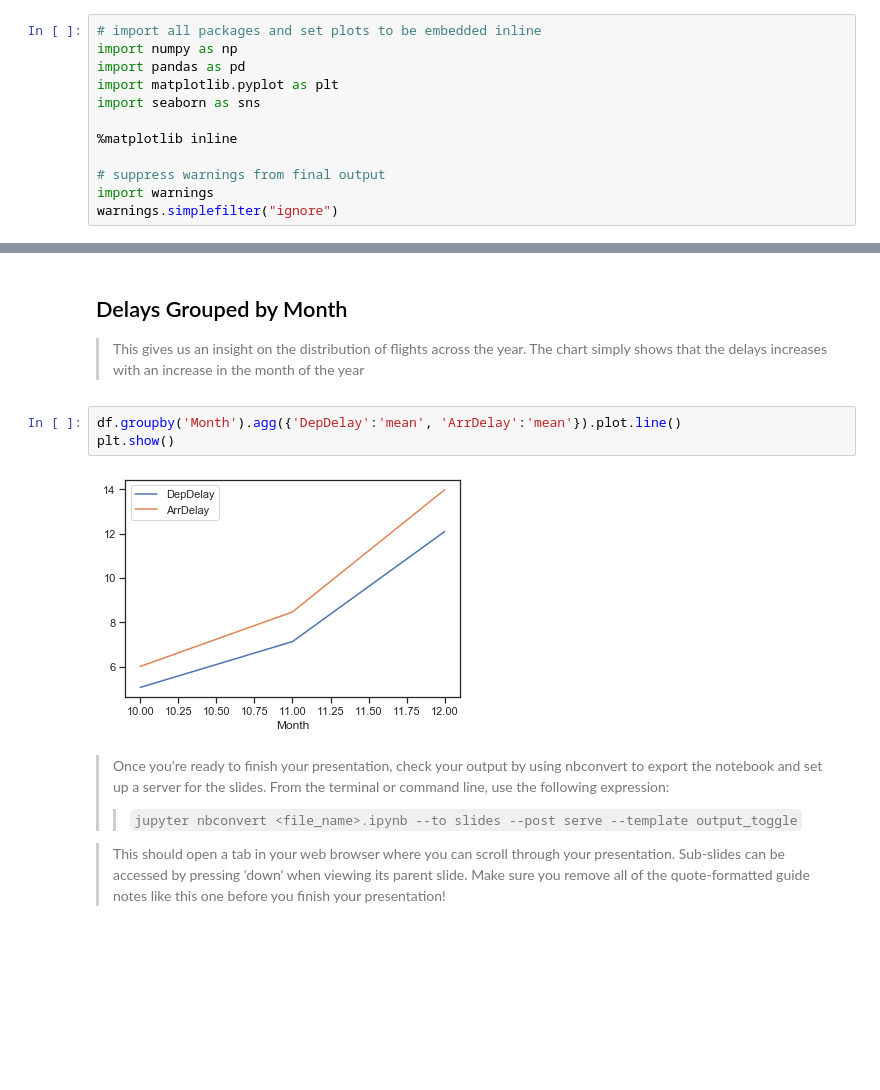
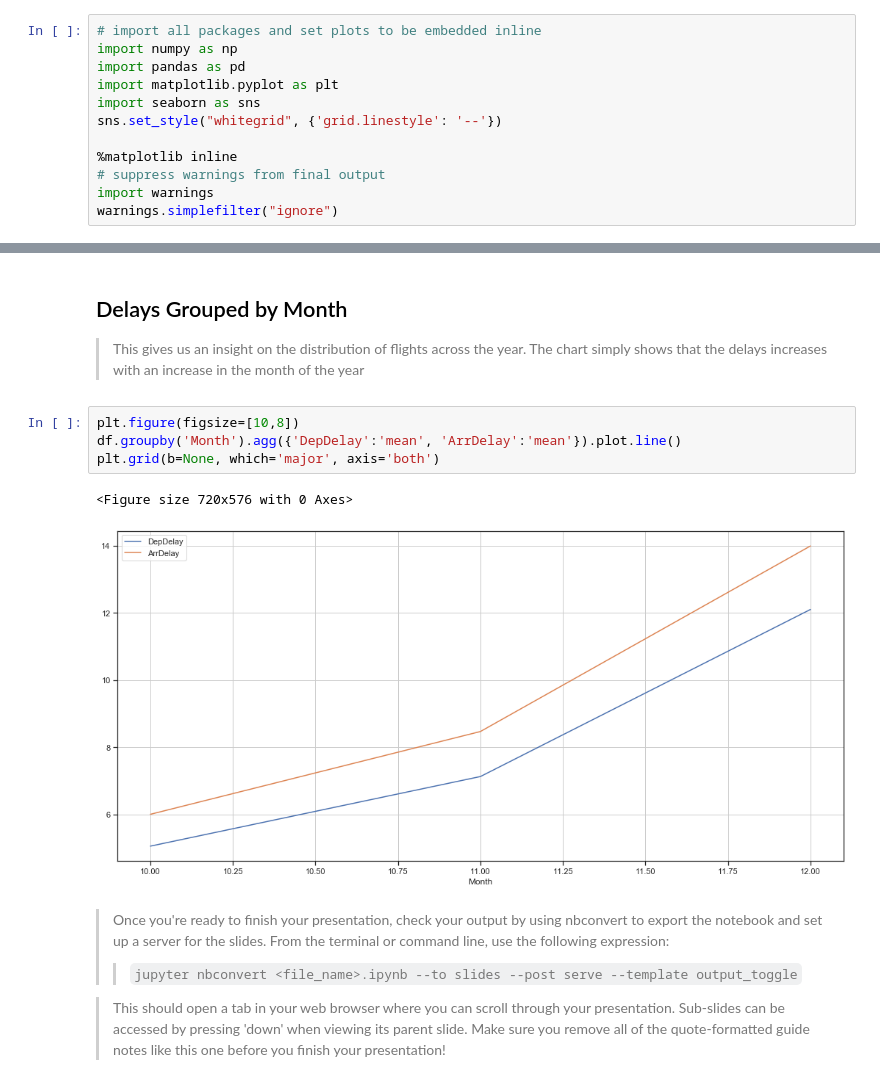
Before and after one commit to komputarist/datascience_nd, a Jupyter notebook: project 5/slide_deck_template.ipynb, the cells around one changed output, grey strips where cells are left out. Cells and saved outputs as stored; diff of their text form; blank space fills up the shorter version.

```diff
--- a/project 5/slide_deck_template.ipynb
+++ b/project 5/slide_deck_template.ipynb
@@ -15,9 +15,9 @@ import numpy as np
 import pandas as pd
 import matplotlib.pyplot as plt
 import seaborn as sns
+sns.set_style("whitegrid", {'grid.linestyle': '--'})
 
 %matplotlib inline
-
 # suppress warnings from final output
 import warnings
 warnings.simplefilter("ignore")
@@ -97,10 +104,12 @@ jp.ylim=([-50,100])
 
 > This gives us an insight on the distribution of flights across the year. The chart simply shows that the delays increases with an increase in the month of the year
 # %%
+plt.figure(figsize=[10,8])
 df.groupby('Month').agg({'DepDelay':'mean', 'ArrDelay':'mean'}).plot.line()
-plt.show()
+plt.grid(b=None, which='major', axis='both')
 # %% [output]
+<Figure size 720x576 with 0 Axes>
-[figure, old version]
+[figure, new version]
 # %% [markdown]
 > Once you're ready to finish your presentation, check your output by using
 nbconvert to export the notebook and set up a server for the slides. From the
```
Also changed, not shown: parts of 15 cells of this notebook, 2 other files.
